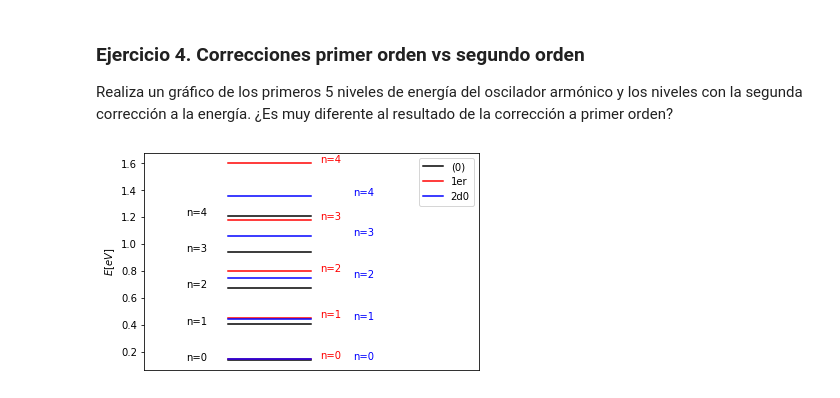
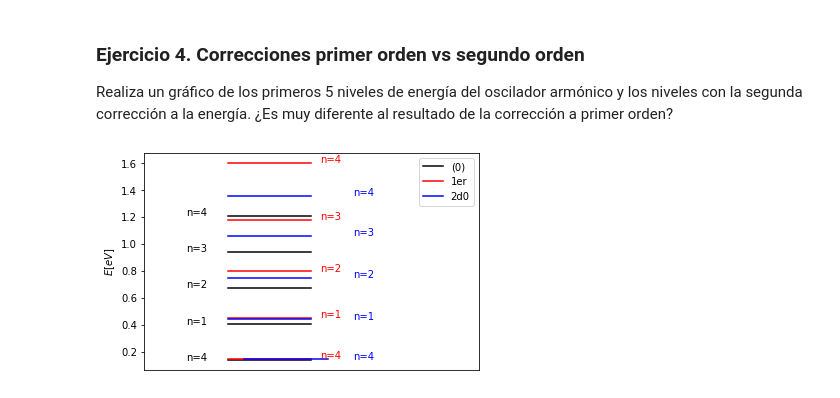
Before and after one commit to felipelewyee/Cuantica-I, a Jupyter notebook: PerturbacionesSinDegeneracion.ipynb, the cells around one changed output. Saved outputs shown, nothing was run; the diff lists cells and outputs as text; code cells hidden in the pictures.

```diff
--- a/PerturbacionesSinDegeneracion.ipynb
+++ b/PerturbacionesSinDegeneracion.ipynb
@@ -347,32 +352,32 @@ def SumaSegundoOrden(n,m_max=20):
 
 
 En1numerico = array( [ matrizHp[n,n] for n in range(5) ] )
 
 En2numerico = array( [ SumaSegundoOrden(n) for n in range(5) ] )
 
 En0         = array( [ eigenEn0(n) for n in range(5) ] )
 
 
 Enapprox1 = En0 + En1numerico
 Enapprox2 = En0 + En1numerico + En2numerico
 
 
 plot( [0,1],[En0[0]/e,En0[0]/e],c='k',label='(0)' )
 plot( [0,1],[Enapprox1[0]/e,Enapprox1[0]/e],c='r',label='1er' )
-plot( [0,1],[Enapprox2[0]/e,Enapprox2[0]/e],c='b',label='2d0' )
+plot( [0.2,1.2],[Enapprox2[0]/e,Enapprox2[0]/e],c='b',label='2d0' )
 text(-0.5,En0[0]/e,"n={0}".format(n))
 text( 1.1,Enapprox1[0]/e,"n={0}".format(n),color='r')
 text( 1.5,Enapprox2[0]/e,"n={0}".format(n),color='b')
 for n in range(1,5):
     plot( [0,1],[En0[n]/e,En0[n]/e],c='k' )
     plot( [0,1],[Enapprox1[n]/e,Enapprox1[n]/e],c='r' )
     plot( [0,1],[Enapprox2[n]/e,Enapprox2[n]/e],c='b' )
     text(-0.5,En0[n]/e,"n={0}".format(n))
     text( 1.1,Enapprox1[n]/e,"n={0}".format(n),color='r')
     text( 1.5,Enapprox2[n]/e,"n={0}".format(n),color='b')
 xlim(-1,3)
 xticks([])
 ylabel("$E [eV]$");
 legend(loc=0);
 # %% [output]
-[figure, old version]
+[figure, new version]
```
Also changed, not shown: parts of 5 cells of this notebook.
